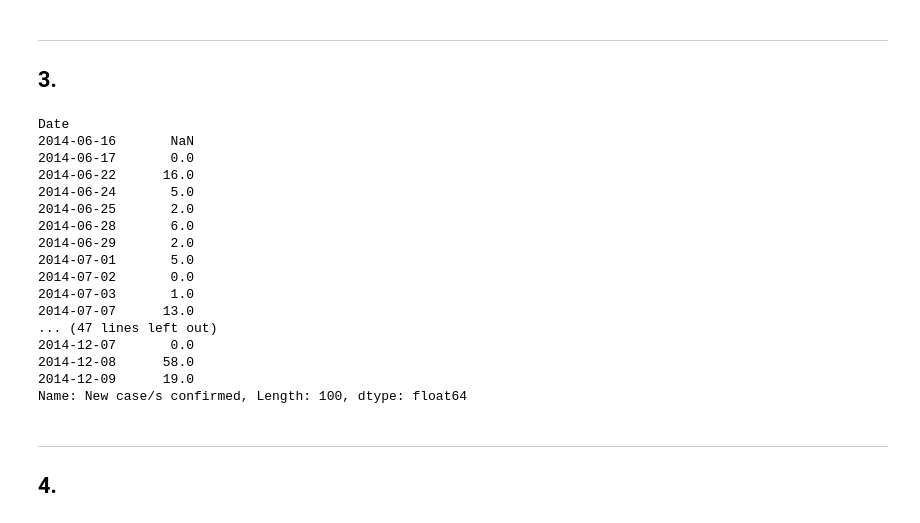
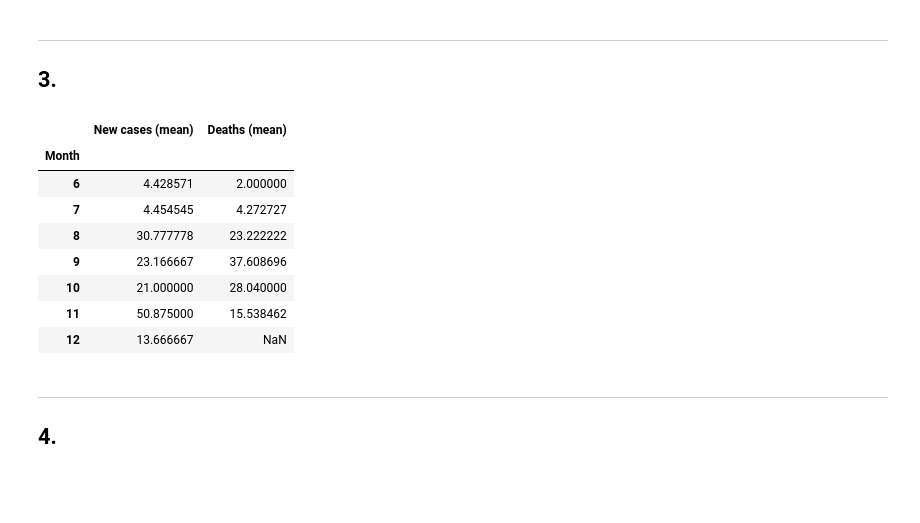
Before and after one commit to Timonzimm/CS-401, a Jupyter notebook: HW01/Homework 1.ipynb, the cells around one changed output. Cells and saved outputs as stored; diff of their text form; code cells hidden in the pictures; blank space fills up the shorter version.

```diff
--- a/HW01/Homework 1.ipynb
+++ b/HW01/Homework 1.ipynb
@@ -85,34 +103,58 @@ data_cleaned_guinea
+# %%
+# this function builds a daily entry serie based on a cumulative one
+def compute_daily_entries_from_cumulative(df, column):
+    # build the serie based on the dataframe df and the column we are interested
+    s_cum = df[column]
+    # create a shifted version of it
+    s_cum_shifted = s_cum.shift(1)
+    # initialize the first entry of the shifted version by the first entry of the original one
+    s_cum_shifted[0] = s_cum[0]
+    # compute the daily entry serie
+    s_daily = s_cum - s_cum_shifted
+    # return it
+    return s_daily
 # %%
 # Liberia
+
+# basic formating of the data, to be more readable for a human
 data_cleaned_liberia = data.query('Country == "Liberia"').dropna(axis=1, how='all').set_index(['Date','Variable'])['National'].apply(pd.to_numeric, errors='coerce')
 data_cleaned_liberia = pd.pivot_table(data_cleaned_liberia.reset_index(), values='National', index='Date', columns='Variable', aggfunc='sum')
 
-data_cleaned_liberia['Total confirmed cases']
-
-# write cumulative confirmed cases in last 6 entries
+# new cases
+# write cumulative confirmed cases in last 6 entries as the concerned cells are empty (they just wrote the
+# cumulative confirmed cases in a different cell)
 for i, row in data_cleaned_liberia[(data_cleaned_liberia.index.month == 12) & (data_cleaned_liberia.index.day > 3)].iterrows():
     data_cleaned_liberia.loc[i, 'Total confirmed cases'] = row['New case/s (confirmed)']
 
-data_cleaned_liberia['New case/s confirmed'] = data_cleaned_liberia['Total confirmed cases'] - data_cleaned_liberia['Total confirmed cases'].shift(1)
-data_cleaned_liberia['New case/s confirmed']
+# check consistency of cumulative data
+data_cleaned_liberia['Total confirmed cases'] = check_cumulative_entries(data_cleaned_liberia, 'Total confirmed cases')
+# create daily entries
+data_cleaned_liberia['New case/s confirmed'] = compute_daily_entries_from_cumulative(data_cleaned_liberia, 'Total confirmed cases')
+
+# compute the mean by month
+new_cases_liberia = data_cleaned_liberia['New case/s confirmed'].resample('M').mean()
+
+# new deaths
+new_deaths_liberia = data_cleaned_liberia['Newly reported deaths'].resample('M').mean()
+
+# concatenate the two time series
+data_cleaned_liberia = pd.concat([new_cases_liberia, new_deaths_liberia], axis=1)
+
+# display the values in a sexy manner
+data_cleaned_liberia.rename_axis({'New case/s confirmed': 'New cases (mean)', 'Newly reported deaths': 'Deaths (mean)'}, axis='columns', inplace=True)
+data_cleaned_liberia.index.names = ['Month']
+data_cleaned_liberia.index = data_cleaned_liberia.index.month
+data_cleaned_liberia
 # %% [output]
-Date
-2014-06-16       NaN
-2014-06-17       0.0
-2014-06-22      16.0
-2014-06-24       5.0
-2014-06-25       2.0
-2014-06-28       6.0
-2014-06-29       2.0
-2014-07-01       5.0
-2014-07-02       0.0
-2014-07-03       1.0
-2014-07-07      13.0
-... (47 lines left out)
-2014-12-07       0.0
-2014-12-08      58.0
-2014-12-09      19.0
-Name: New case/s confirmed, Length: 100, dtype: float64
+|  | New cases (mean) | Deaths (mean) |
+| Month |  |  |
+| 6 | 4.428571 | 2.000000 |
+| 7 | 4.454545 | 4.272727 |
+| 8 | 30.777778 | 23.222222 |
+| 9 | 23.166667 | 37.608696 |
+| 10 | 21.000000 | 28.040000 |
+| 11 | 50.875000 | 15.538462 |
+| 12 | 13.666667 | NaN |
 # %% [markdown]
 ---
 ## 4.
```
Also changed, not shown: parts of 6 cells of this notebook.
